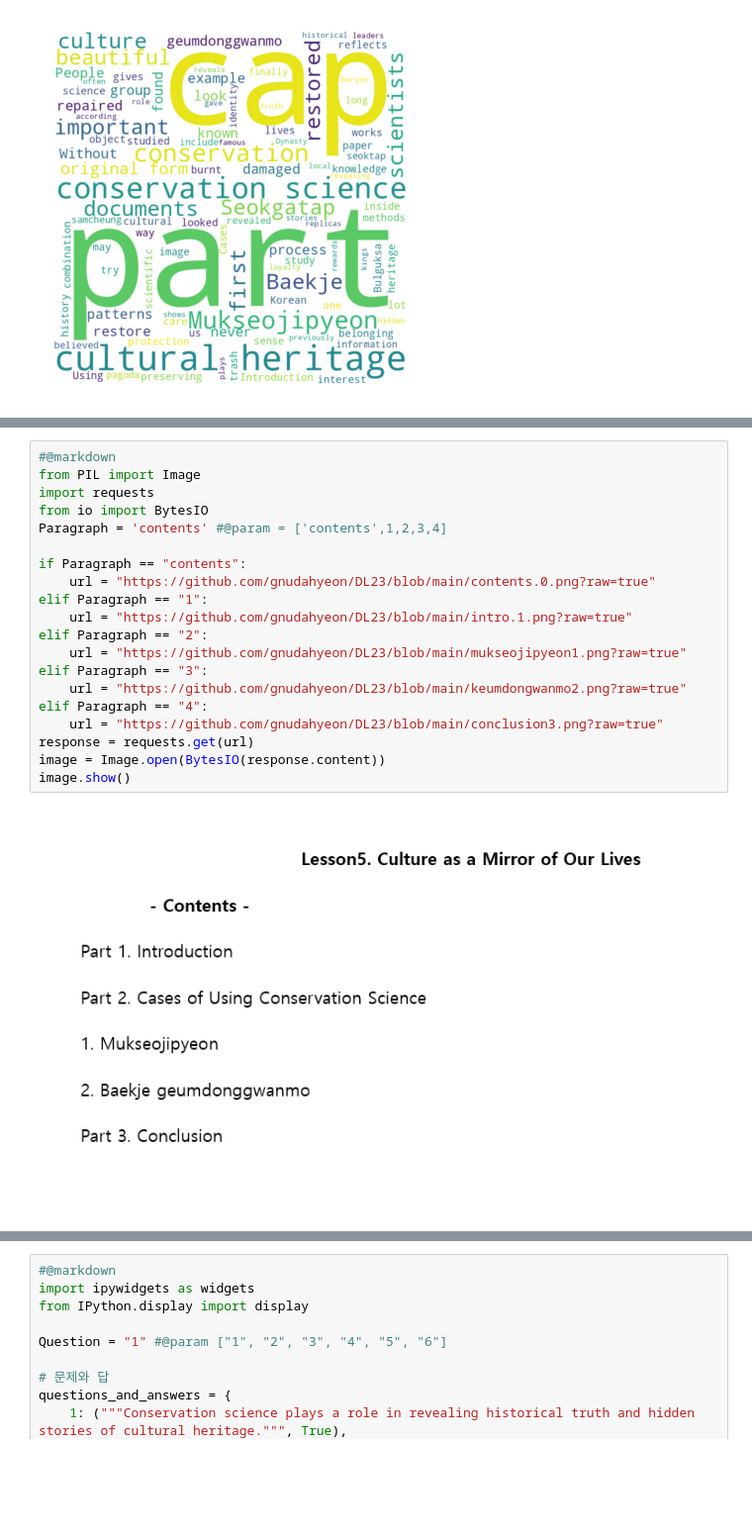
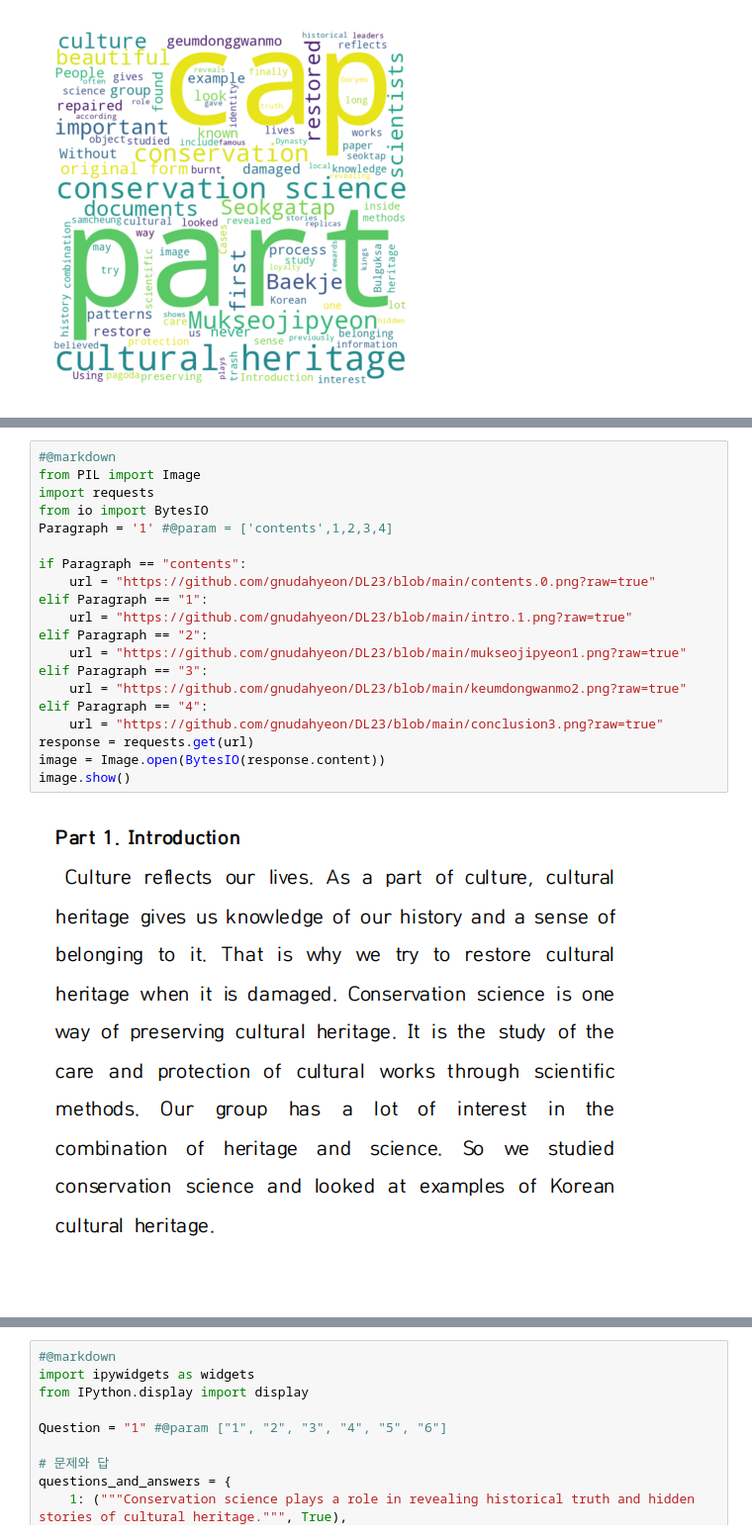
Before and after one commit to HonestHabin/DL23_Project_G3, a Jupyter notebook: P_N.ipynb, the cells around one changed output, grey strips where cells are left out. Shown at 99% size. Drawn from its saved outputs; the diff is of its cells as text; blank space fills up the shorter version.

```diff
--- a/P_N.ipynb
+++ b/P_N.ipynb
@@ -39,22 +167,22 @@ display(video)
 # %%
 #@markdown
 from PIL import Image
 import requests
 from io import BytesIO
-Paragraph = 'contents' #@param = ['contents',1,2,3,4]
+Paragraph = '1' #@param = ['contents',1,2,3,4]
 
 if Paragraph == "contents":
     url = "https://github.com/gnudahyeon/DL23/blob/main/contents.0.png?raw=true"
 elif Paragraph == "1":
     url = "https://github.com/gnudahyeon/DL23/blob/main/intro.1.png?raw=true"
 elif Paragraph == "2":
     url = "https://github.com/gnudahyeon/DL23/blob/main/mukseojipyeon1.png?raw=true"
 elif Paragraph == "3":
     url = "https://github.com/gnudahyeon/DL23/blob/main/keumdongwanmo2.png?raw=true"
 elif Paragraph == "4":
     url = "https://github.com/gnudahyeon/DL23/blob/main/conclusion3.png?raw=true"
 response = requests.get(url)
 image = Image.open(BytesIO(response.content))
 image.show()
 # %% [output]
-[figure, old version]
+[figure, new version]
```
Also changed, not shown: parts of 23 cells of this notebook.
